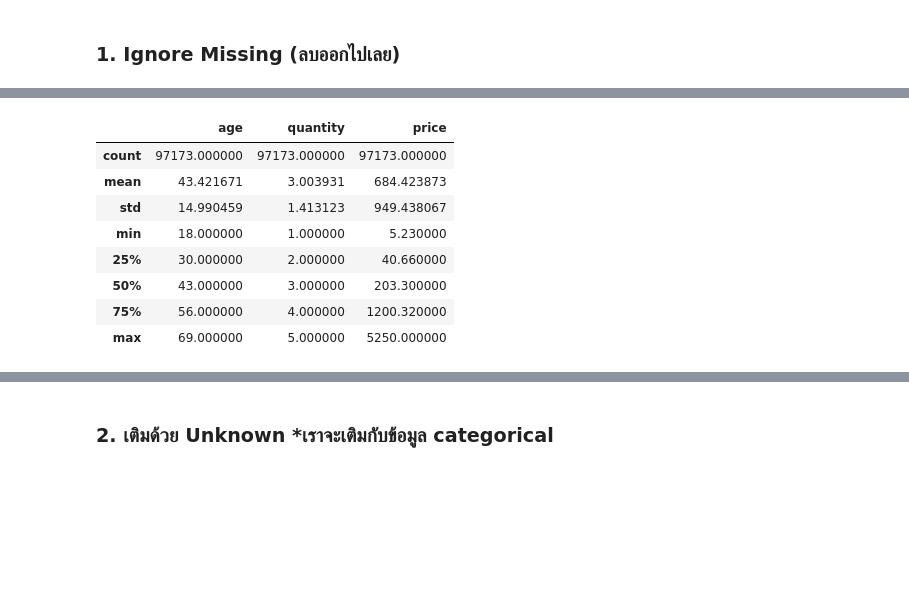
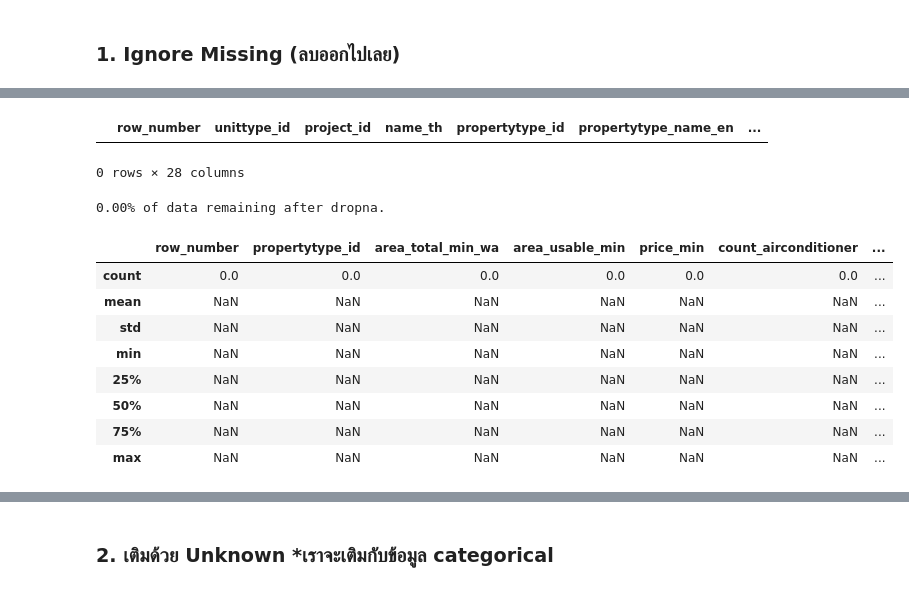
Before and after one commit to Pornwalaifoxall/bsc_dpdm24, a Jupyter notebook: Chapter_3_Data_Preprocessing_2024.ipynb, the cells around one changed output, grey strips where cells are left out. Drawn from its saved outputs; the diff is of its cells as text; code cells hidden in the pictures; blank space fills up the shorter version.

```diff
--- a/Chapter_3_Data_Preprocessing_2024.ipynb
+++ b/Chapter_3_Data_Preprocessing_2024.ipynb
@@ -510,0 +504,3 @@ new_shopping_data_drop = new_shopping_data.dropna()
+# %%
+unit_type_data = pd.read_csv("/content/drive/MyDrive/BSC_DPDM24_DATA/opendata_unittype.csv")
+unit_type_data
@@ -511,12 +521,24 @@ new_shopping_data_drop = new_shopping_data.dropna()
+# %%
+unit_type_data_drop = unit_type_data.dropna()
+unit_type_data_drop
+# %% [output]
+|  | row_number | unittype_id | project_id | name_th | propertytype_id | propertytype_name_en | ... |
+0 rows × 28 columns
+# %%
+# แสดงเปอร์เซ็นต์ของข้อมูลที่เหลืออยู่หลังจากทำการ drop
+percentage_data_drop = (unit_type_data_drop.shape[0] / unit_type_data.shape[0]) * 100
+print(f"{(len(unit_type_data_drop) / len(unit_type_data)) * 100:.2f}% of data remaining after dropna.")
+# %% [output]
+0.00% of data remaining after dropna.
 # %%
-new_shopping_data_drop.describe()
+unit_type_data_drop.describe()
 # %% [output]
-|  | age | quantity | price |
-| count | 97173.000000 | 97173.000000 | 97173.000000 |
-| mean | 43.421671 | 3.003931 | 684.423873 |
-| std | 14.990459 | 1.413123 | 949.438067 |
-| min | 18.000000 | 1.000000 | 5.230000 |
-| 25% | 30.000000 | 2.000000 | 40.660000 |
-| 50% | 43.000000 | 3.000000 | 203.300000 |
-| 75% | 56.000000 | 4.000000 | 1200.320000 |
-| max | 69.000000 | 5.000000 | 5250.000000 |
+|  | row_number | propertytype_id | area_total_min_wa | area_usable_min | price_min | count_airconditioner | ... |
+| count | 0.0 | 0.0 | 0.0 | 0.0 | 0.0 | 0.0 | ... |
+| mean | NaN | NaN | NaN | NaN | NaN | NaN | ... |
+| std | NaN | NaN | NaN | NaN | NaN | NaN | ... |
+| min | NaN | NaN | NaN | NaN | NaN | NaN | ... |
+| 25% | NaN | NaN | NaN | NaN | NaN | NaN | ... |
+| 50% | NaN | NaN | NaN | NaN | NaN | NaN | ... |
+| 75% | NaN | NaN | NaN | NaN | NaN | NaN | ... |
+| max | NaN | NaN | NaN | NaN | NaN | NaN | ... |
```
Also changed, not shown: parts of 38 cells of this notebook.
